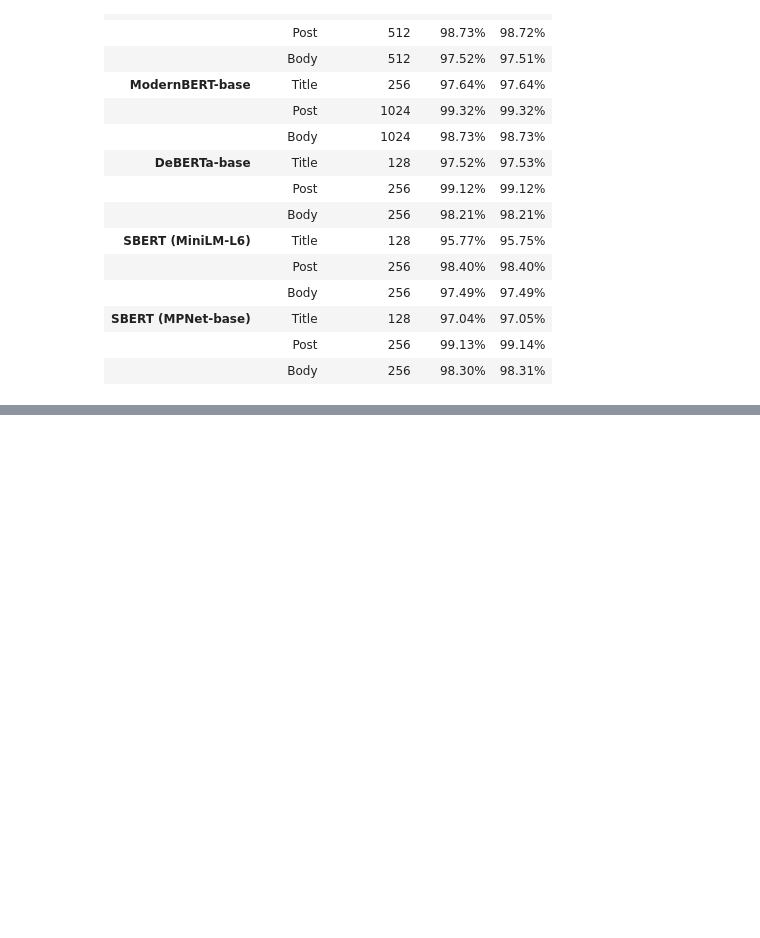
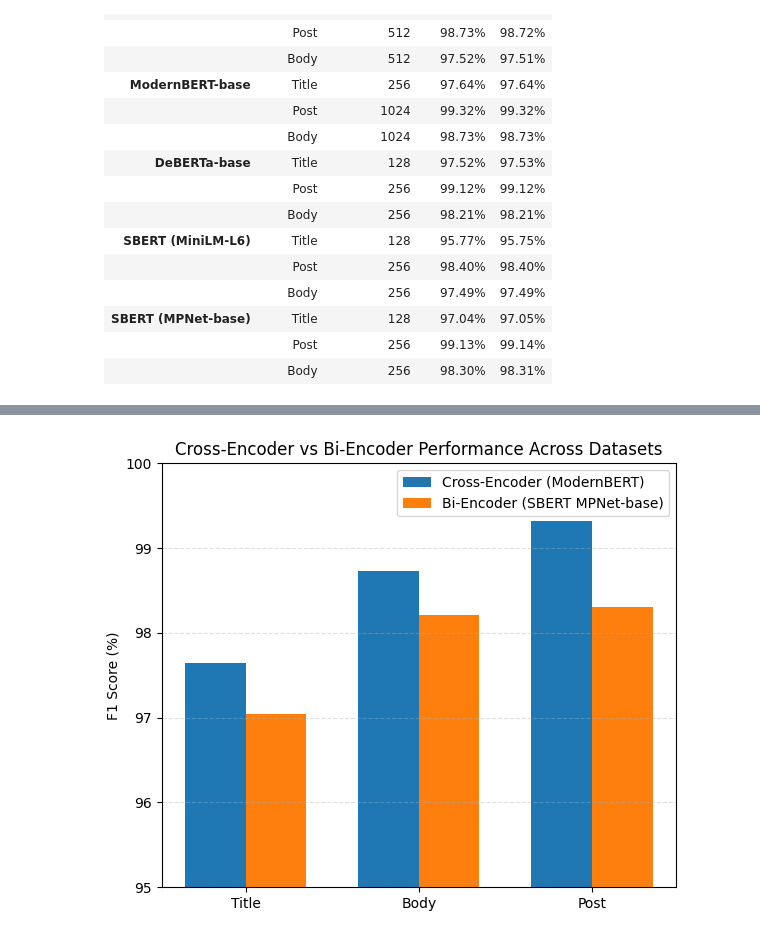
Before and after one commit to william-shu-ucb/266-FinalProject, a Jupyter notebook: notebooks/RoBERTa_base.ipynb, the cells around one changed output, grey strips where cells are left out. Saved outputs shown, nothing was run; the diff lists cells and outputs as text; code cells hidden in the pictures; blank space fills up the shorter version.

```diff
--- a/notebooks/RoBERTa_base.ipynb
+++ b/notebooks/RoBERTa_base.ipynb
@@ -378,0 +446,29 @@ Finished: roberta-base-post-v1
+# %%
+import matplotlib.pyplot as plt
+import numpy as np
+
+datasets = ["Title", "Body", "Post"]
+
+# Cross-Encoder: ModernBERT (best cross-encoder)
+cross_f1 = [97.64, 98.73, 99.32]
+
+# Bi-Encoder: SBERT MPNet-base (best bi-encoder)
+bi_f1 = [97.04, 98.21, 98.30]
+
+x = np.arange(len(datasets))
+width = 0.35
+
+plt.figure(figsize=(6,5))
+plt.bar(x - width/2, cross_f1, width, label="Cross-Encoder (ModernBERT)")
+plt.bar(x + width/2, bi_f1, width, label="Bi-Encoder (SBERT MPNet-base)")
+
+plt.ylabel("F1 Score (%)")
+plt.title("Cross-Encoder vs Bi-Encoder Performance Across Datasets")
+plt.xticks(x, datasets)
+plt.ylim(95, 100)
+plt.grid(axis="y", linestyle="--", alpha=0.4)
+plt.legend()
+plt.tight_layout()
+plt.show()
+# %% [output]
+[figure, added]
```
Also changed, not shown: parts of 2 cells of this notebook.
